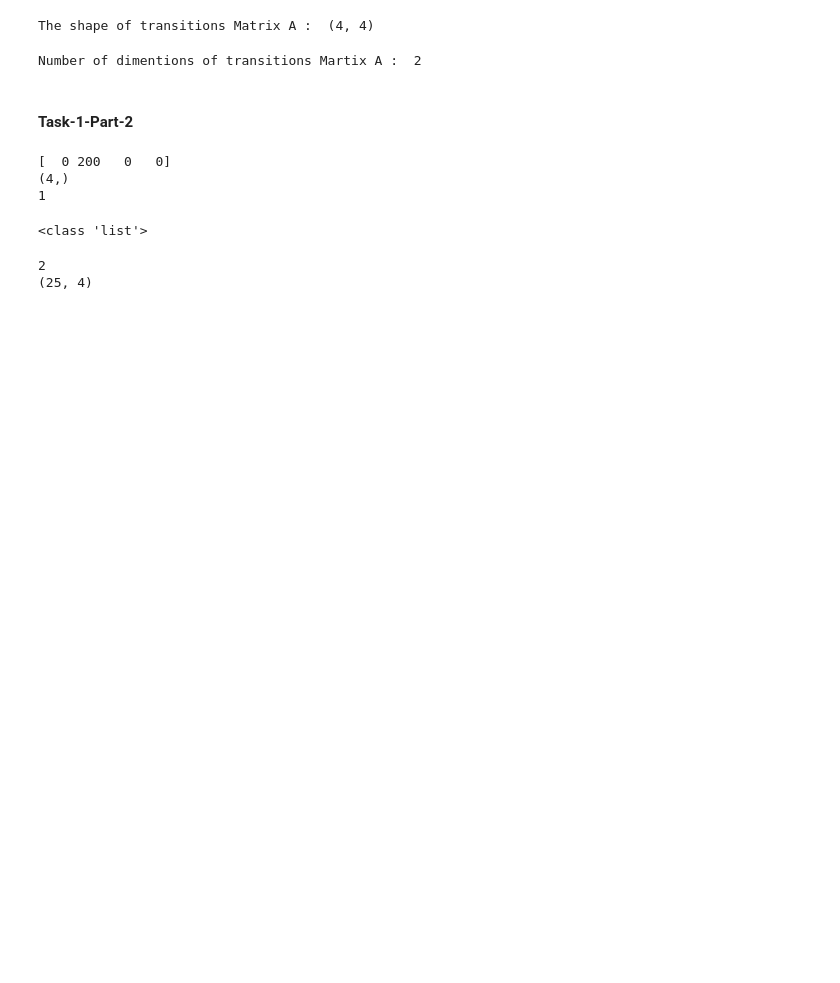
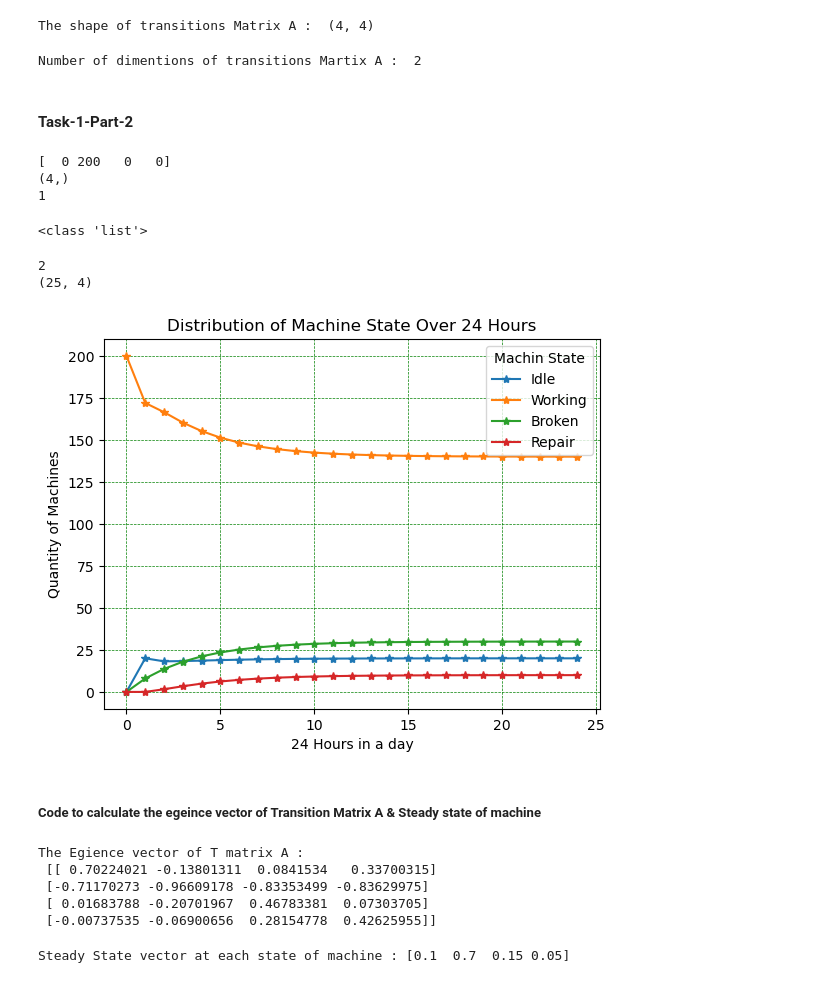
Before and after one commit to pradeepkhadka505/7144CEM_CourseWork, a Jupyter notebook: Task-1.ipynb, the cells around one changed output. Drawn from its saved outputs; the diff is of its cells as text; code cells hidden in the pictures; blank space fills up the shorter version.

Commit message:
Egeience vector calculation and finding long run steady sate of Machine

```diff
--- a/Task-1.ipynb
+++ b/Task-1.ipynb
@@ -66,3 +66,43 @@ hours = np.arange(25)  # 0 through 24 hours
 # %% [output]
 2
 (25, 4)
+# %%
+#implenting feature provided py python matplot lib library
+plt.figure()
+#ploging final_output in the plot
+plt.plot(hours, final_output[:, 0], label='Idle', marker='*')
+plt.plot(hours, final_output[:, 1], label='Working', marker='*')
+plt.plot(hours, final_output[:, 2], label='Broken', marker='*')
+plt.plot(hours, final_output[:, 3], label='Repair', marker='*')
+
+#it all sate of machine on small box
+plt.legend(title='Machin State')
+#xlable() & ylabel() functions allows to add x-axis and y-axis
+plt.xlabel("24 Hours in a day")
+plt.ylabel("Quantity of Machines")
+plt.title("Distribution of Machine State Over 24 Hours")
+plt.grid(color = 'green', linestyle = '--', linewidth = 0.5)
+plt.show() #it allows to display out plot
+# %% [output]
+[figure, added]
+# %% [markdown]
+##### Code to calculate the egeince vector of Transition Matrix A & Steady state of machine
+# %%
+#using the helps of above matrix M
+#Egience value V and egience vector P
+V, P = np.linalg.eig(A)             #numpy linear algebra to calculate the egience value and vector if any T Matrix
+print('The Egience vector of T matrix A : \n', P)
+# %% [output]
+The Egience vector of T matrix A :
+ [[ 0.70224021 -0.13801311  0.0841534   0.33700315]
+ [-0.71170273 -0.96609178 -0.83353499 -0.83629975]
+ [ 0.01683788 -0.20701967  0.46783381  0.07303705]
+ [-0.00737535 -0.06900656  0.28154778  0.42625955]]
+# %%
+# We have used here egience vector P of transition matrix A &
+# Egience value V and here 1 represent the long run steady state
+steady_state = P[:, np.isclose(V, 1)].reshape(-1)            #numpy.isclose function use for bool array and reshape(-1) for reshaping data
+steady_state = steady_state / steady_state.sum()  #
+print('Steady State vector at each state of machine :', steady_state)
+# %% [output]
+Steady State vector at each state of machine : [0.1  0.7  0.15 0.05]
```
